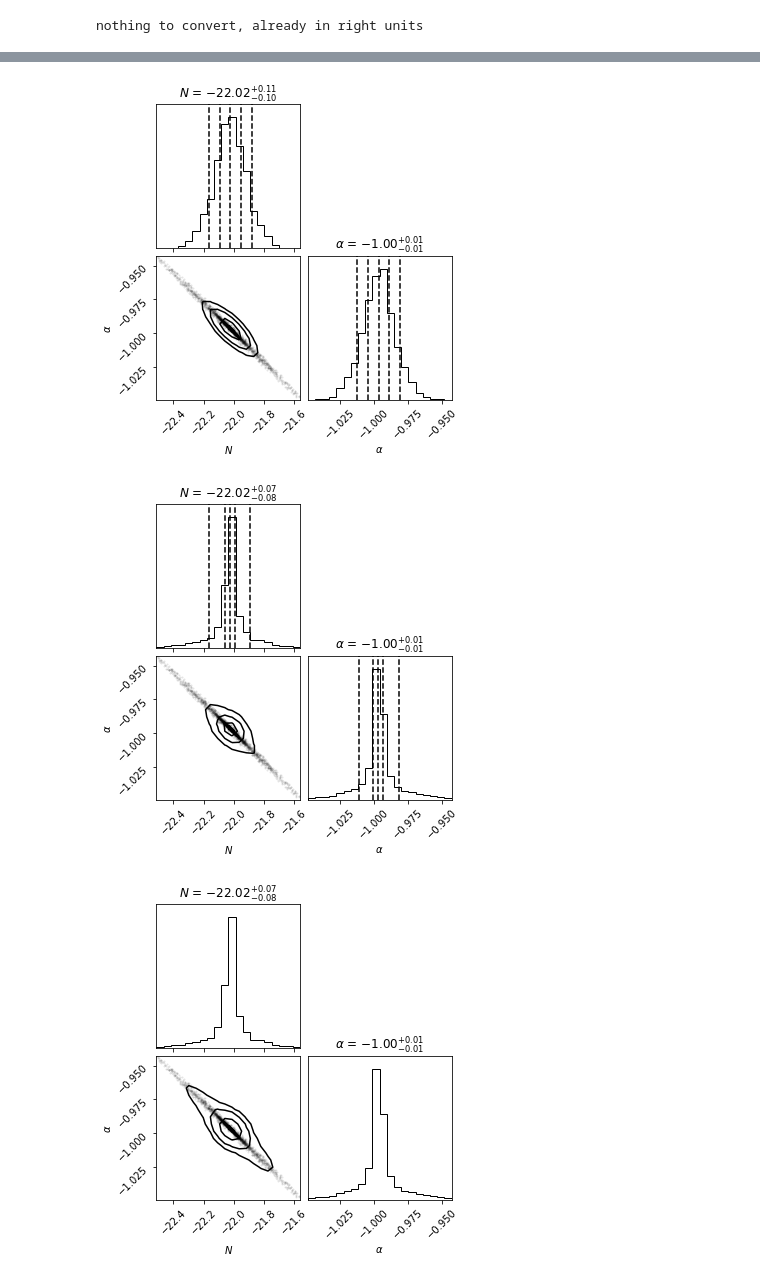
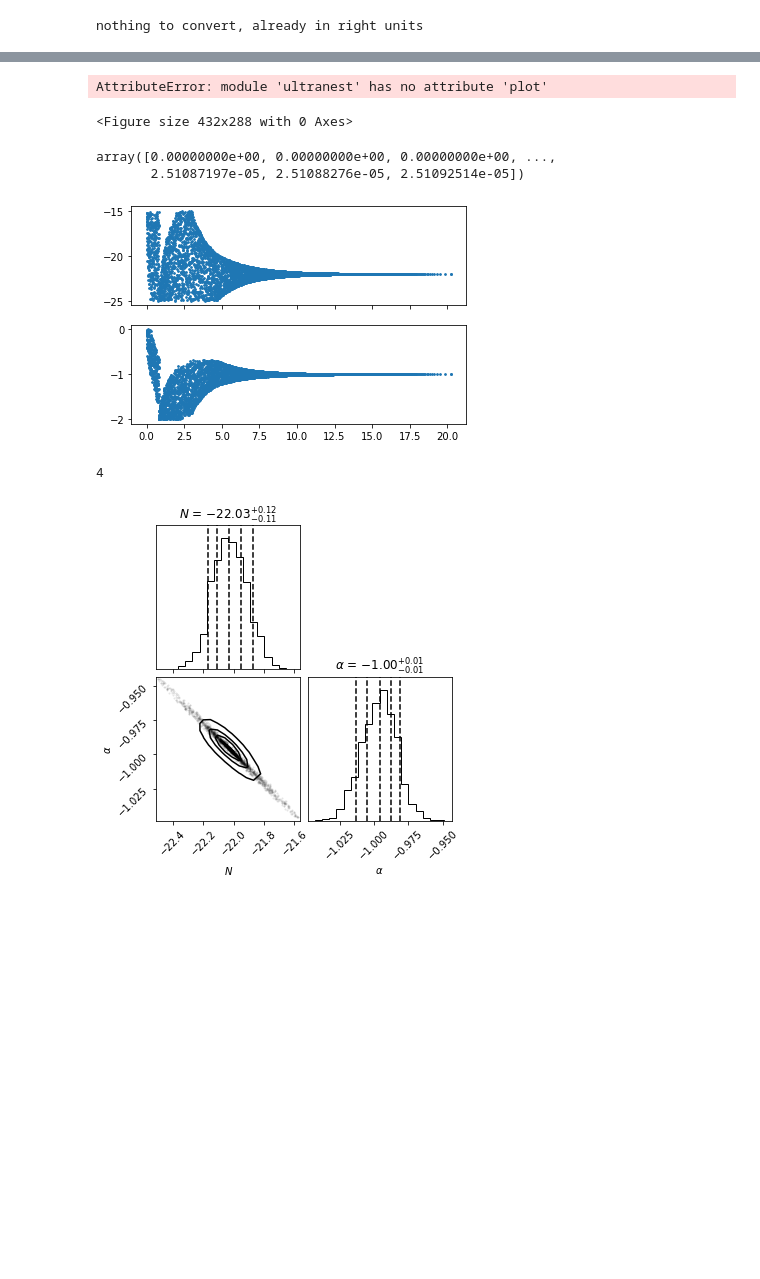
Before and after one commit to gdrouart/MrMoose, a Jupyter notebook: mrmoose_ultranest.ipynb, the cells around one changed output, grey strips where cells are left out. Saved outputs shown, nothing was run; the diff lists cells and outputs as text; code cells hidden in the pictures; blank space fills up the shorter version.

Commit message:
full graphical outputs updated for ultranest

```diff
--- a/mrmoose_ultranest.ipynb
+++ b/mrmoose_ultranest.ipynb
@@ -174,14 +174,8 @@ def like_deco(theta,*args):
 # # sampler = ultranest.ReactiveNestedSampler(param_names, lnlike, lnprior_un2)
 # # sampler = ultranest.ReactiveNestedSampler(param_names, wrap_like, wrap_prior)
 # %%
-
 import ultranest
 param_names=list(ut.flatten_model_keyword(model_struct,'param'))
 print(param_names)
-#    sampler = ft.fit_source(fit_struct, data_struct, filter_struct, model_struct,fit_method='emcee')
-sampler = ultranest.ReactiveNestedSampler(param_names, like_deco, wrap_prior)
-# sampler = ultranest.ReactiveNestedSampler(param_names, wrap_likelihood, wrap_prior)
-# sampler = ultranest.ReactiveNestedSampler(param_names, partial_like, partial_prior)
-# ultranest.ReactiveNestedSampler?
-# an.find_stats_fit(sampler, model_struct, fit_struct, data_struct)
+sampler = ultranest.ReactiveNestedSampler(param_names, like_deco, wrap_prior,resume=True)
 start_time=time.time()
@@ -214,0 +182,40 @@ sampler.plot_corner()
+# %%
+start_time=time.time()
+result=sampler.run()
+end_time=time.time()
+import dill
+with open('test.pkl','wb') as file:
+    dill.dump(sampler, file)
+# %%
+import ultranest
+with open('test.pkl','rb') as file:
+    sampler=dill.load(file)
+param_names=list(ut.flatten_model_keyword(model_struct,'param'))
+# end_time=time.time()
+# sampler.plot_corner()
+# sampler.plot_run()
+# plt.figure()
+fig_trace=plt.figure()
+ax=ultranest.plot.traceplot(results=sampler.run_sequence, labels=sampler.paramnames + sampler.derivedparamnames)
+ultranest.plot.traceplot?
+fig_trace.savefig('test.pdf')
+# print(end_time-start_time)
+# %% [output]
+AttributeError: module 'ultranest' has no attribute 'plot'
+<Figure size 432x288 with 0 Axes>
+# %%
+fig, axs = plt.subplots(2, 1,sharex=True)
+for i in range(sampler.run_sequence['samples'].shape[1]):
+    axs[i].scatter(-sampler.run_sequence['logvol'],sampler.run_sequence['samples'][:,i],s=3)
+# plt.scatter(result['samples'][:,1],sampler.run_sequence['logvol'],s=2)
+# plt.xscale('log')
+sampler.run_sequence.keys()
+sampler.run_sequence['weights']
+# %% [output]
+array([0.00000000e+00, 0.00000000e+00, 0.00000000e+00, ...,
+       2.51087197e-05, 2.51088276e-05, 2.51092514e-05])
+[figure, added]
+# %%
+9 % 5
+# %% [output]
+4
@@ -215,18 +226,16 @@ sampler.plot_corner()
 # %%
 import corner
-samples=np.array(result['weighted_samples']['points'])
-weights = np.array(result['weighted_samples']['weights'])
+samples=np.array(sampler.results['weighted_samples']['points'])
+weights = np.array(sampler.results['weighted_samples']['weights'])
 cumsumweights = np.cumsum(weights)
 mask = cumsumweights > 1e-4
 
 fig = corner.corner(samples[mask,:], labels=param_names, show_titles=True, verbose=False,
                     quantiles=[0.1,0.25,0.5,0.75,0.9], plot_contours=True, plot_density=False,
                     levels=[0.25,0.5,0.75], fill_contours=False, no_fill_contours=True,
                     smooth=1,weights=weights[mask])
 
 # add the name of the source on top of the corner plot
 # fig.text(0.9, 0.9, fit_struct['source'], ha='right')
 # %% [output]
-[figure, old version]
+[figure, new version]
-[figure, removed]
-[figure, removed]
```
Also changed, not shown: parts of 15 cells of this notebook, 8 other files.
